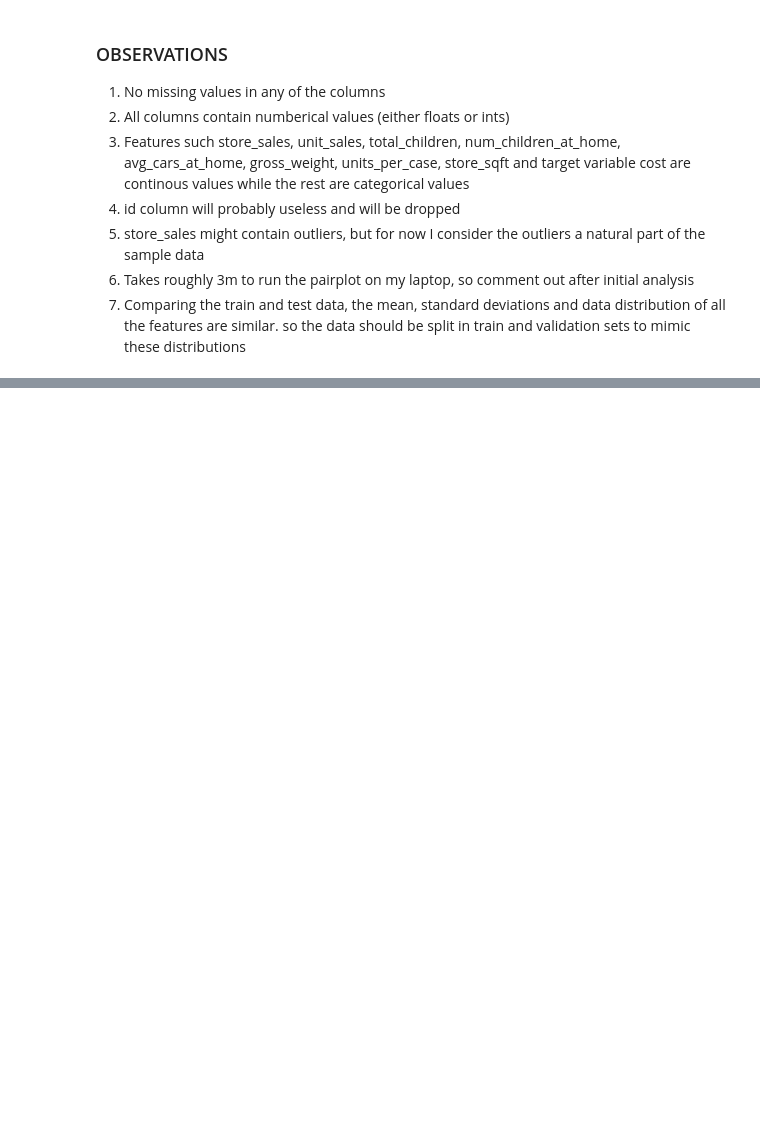
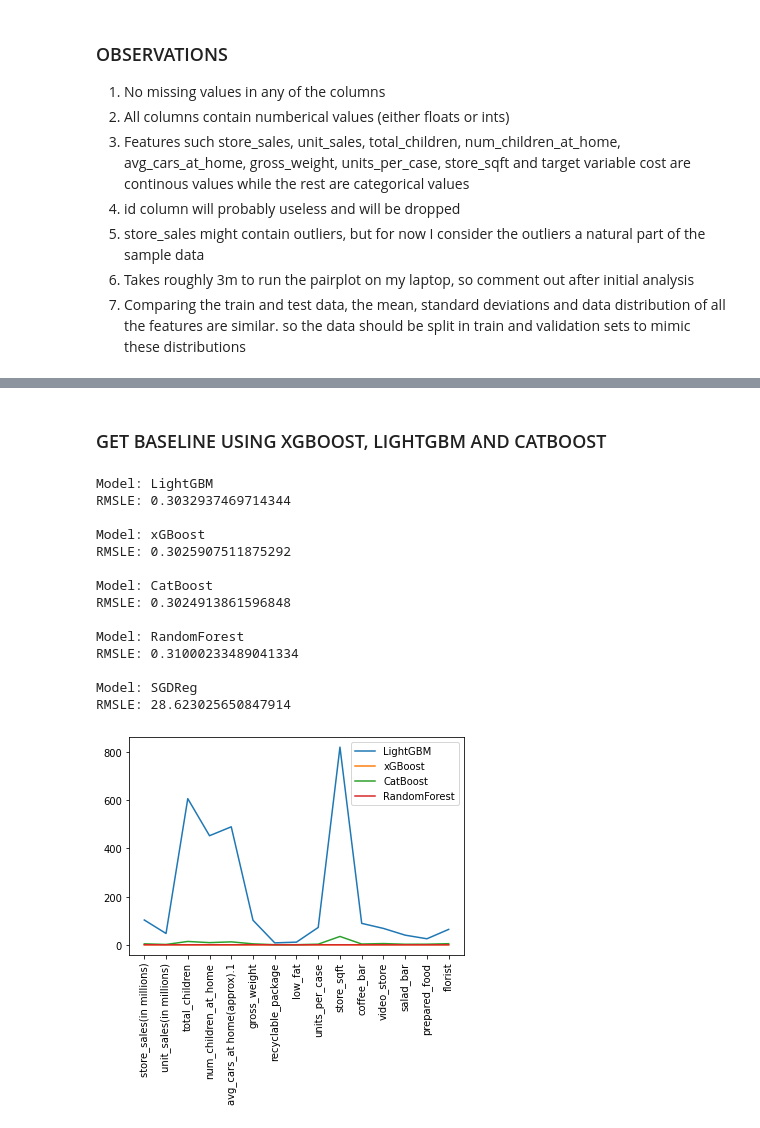
Before and after one commit to hardboyvino/kaggle_competition, a Jupyter notebook: playground_3.11/playground.ipynb, the cells around one changed output, grey strips where cells are left out. Drawn from its saved outputs; the diff is of its cells as text; code cells hidden in the pictures; blank space fills up the shorter version.

```diff
--- a/playground_3.11/playground.ipynb
+++ b/playground_3.11/playground.ipynb
@@ -179,0 +199,56 @@ train_val.to_csv("validation_datas/val.csv", index=False)
+# %% [markdown]
+### GET BASELINE USING XGBOOST, LIGHTGBM AND CATBOOST
+# %%
+# Separate features and target for train and validation data
+
+X_train = df_train.drop(["id", "cost", "cost_bins"], axis=1)
+y_train = df_train["cost"]
+
+X_test = df_val.drop(["id", "cost", "cost_bins"], axis=1)
+y_test = df_val["cost"]
+# %%
+# Initialize the models
+
+models = {
+    "LightGBM": lgb.LGBMRegressor(random_state=5),
+    "xGBoost": xgb.XGBRegressor(),
+    "CatBoost": CatBoostRegressor(silent=True, random_state=5),
+    "RandomForest": RandomForestRegressor(random_state=5),
+    "SGDReg": SGDRegressor(random_state=5)
+}
+# %%
+for name, model in models.items():
+    model.fit(X_train, y_train)
+    y_pred = model.predict(X_test)
+
+    # Clip prediction to avoid negative values
+    y_pred = np.clip(y_pred, 0, np.max(y_pred))
+
+    rmsle = np.sqrt(mean_squared_log_error(y_test, y_pred))
+
+    print(f"Model: {name}")
+    print(f"RMSLE: {rmsle}")
+    try:
+        plt.plot(model.feature_importances_, label=name)
+        plt.xticks(np.arange(X_train.shape[1]), X_train.columns.tolist(), rotation=90)
+        plt.legend()
+
+    except AttributeError: # Incase the model does not have 'feature_importances_'
+        pass
+    print()
+# %% [output]
+Model: LightGBM
+RMSLE: 0.3032937469714344
+
+Model: xGBoost
+RMSLE: 0.3025907511875292
+
+Model: CatBoost
+RMSLE: 0.3024913861596848
+
+Model: RandomForest
+RMSLE: 0.31000233489041334
+
+Model: SGDReg
+RMSLE: 28.623025650847914
+[figure, added]
```
Also changed, not shown: parts of 7 cells of this notebook.
